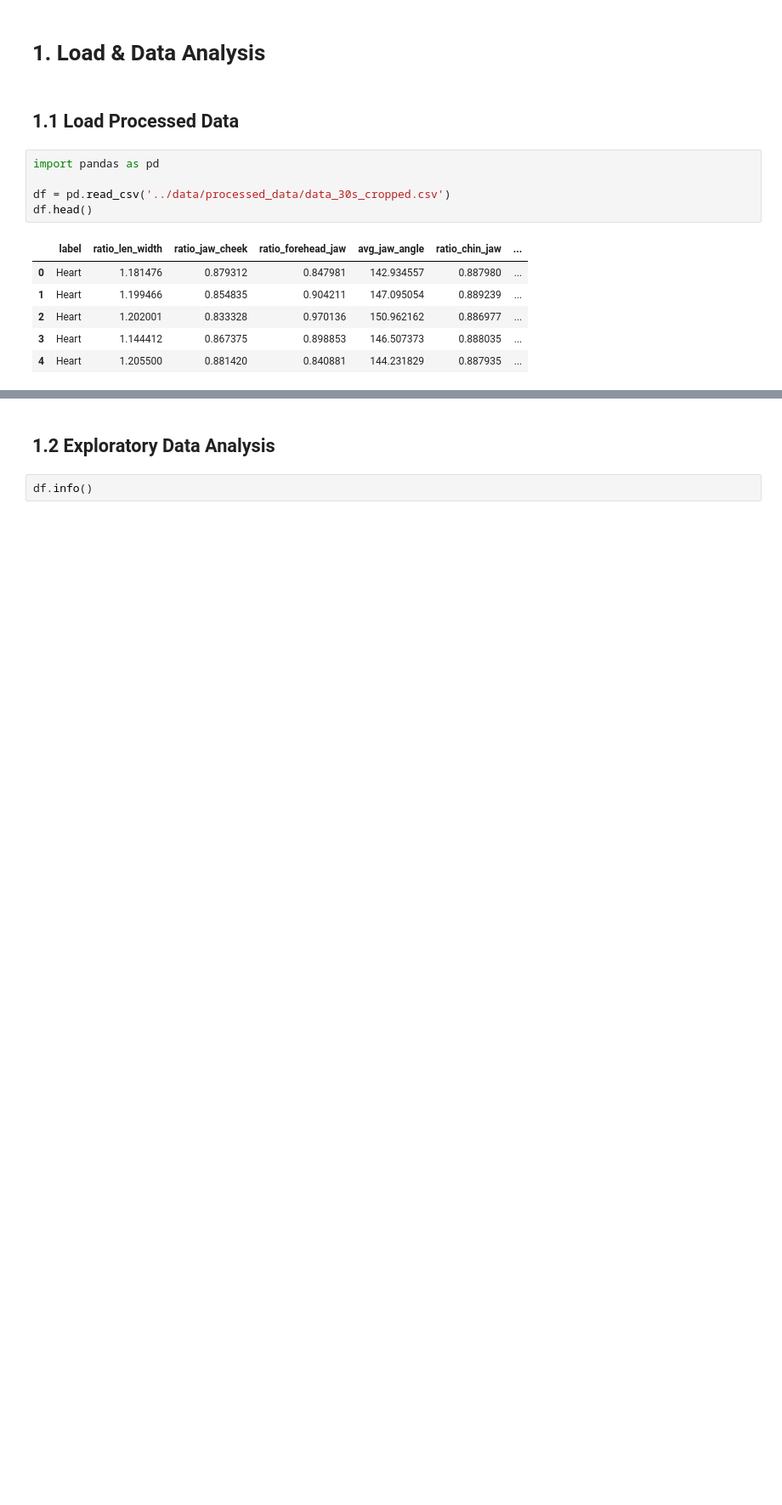
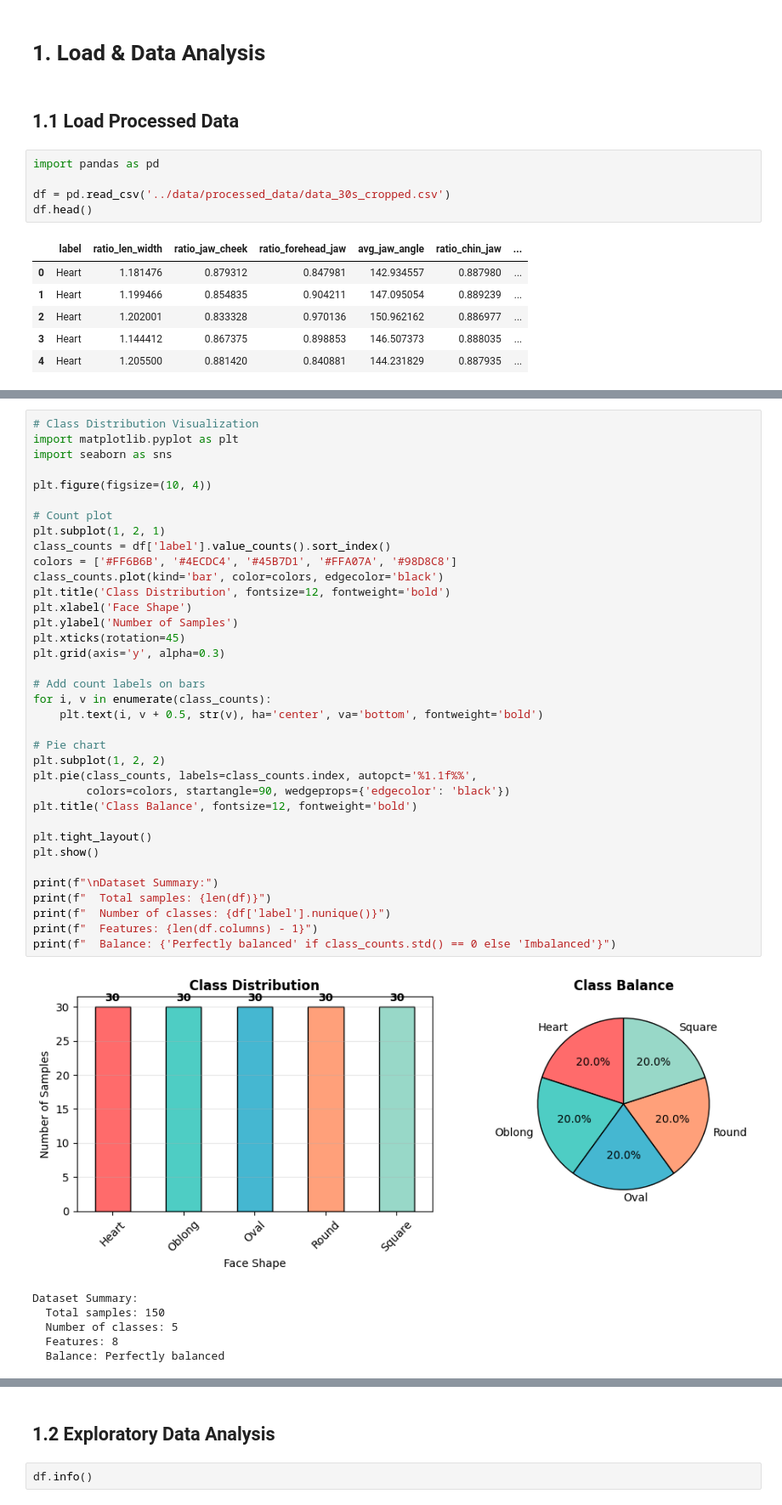
Before and after one commit to aryakasyahrezki/serona-ml, a Jupyter notebook: machine_learning_final/notebooks/model.ipynb, the cells around one changed output, grey strips where cells are left out. Shown at 85% size. Drawn from its saved outputs; the diff is of its cells as text; blank space fills up the shorter version.

```diff
--- a/machine_learning_final/notebooks/model.ipynb
+++ b/machine_learning_final/notebooks/model.ipynb
@@ -16,0 +31,43 @@ df.head()
+# %%
+# Class Distribution Visualization
+import matplotlib.pyplot as plt
+import seaborn as sns
+
+plt.figure(figsize=(10, 4))
+
+# Count plot
+plt.subplot(1, 2, 1)
+class_counts = df['label'].value_counts().sort_index()
+colors = ['#FF6B6B', '#4ECDC4', '#45B7D1', '#FFA07A', '#98D8C8']
+class_counts.plot(kind='bar', color=colors, edgecolor='black')
+plt.title('Class Distribution', fontsize=12, fontweight='bold')
+plt.xlabel('Face Shape')
+plt.ylabel('Number of Samples')
+plt.xticks(rotation=45)
+plt.grid(axis='y', alpha=0.3)
+
+# Add count labels on bars
+for i, v in enumerate(class_counts):
+    plt.text(i, v + 0.5, str(v), ha='center', va='bottom', fontweight='bold')
+
+# Pie chart
+plt.subplot(1, 2, 2)
+plt.pie(class_counts, labels=class_counts.index, autopct='%1.1f%%',
+        colors=colors, startangle=90, wedgeprops={'edgecolor': 'black'})
+plt.title('Class Balance', fontsize=12, fontweight='bold')
+
+plt.tight_layout()
+plt.show()
+
+print(f"\nDataset Summary:")
+print(f"  Total samples: {len(df)}")
+print(f"  Number of classes: {df['label'].nunique()}")
+print(f"  Features: {len(df.columns) - 1}")
+print(f"  Balance: {'Perfectly balanced' if class_counts.std() == 0 else 'Imbalanced'}")
+# %% [output]
+[figure, added]
+Dataset Summary:
+  Total samples: 150
+  Number of classes: 5
+  Features: 8
+  Balance: Perfectly balanced
```
Also changed, not shown: parts of 53 cells of this notebook.
